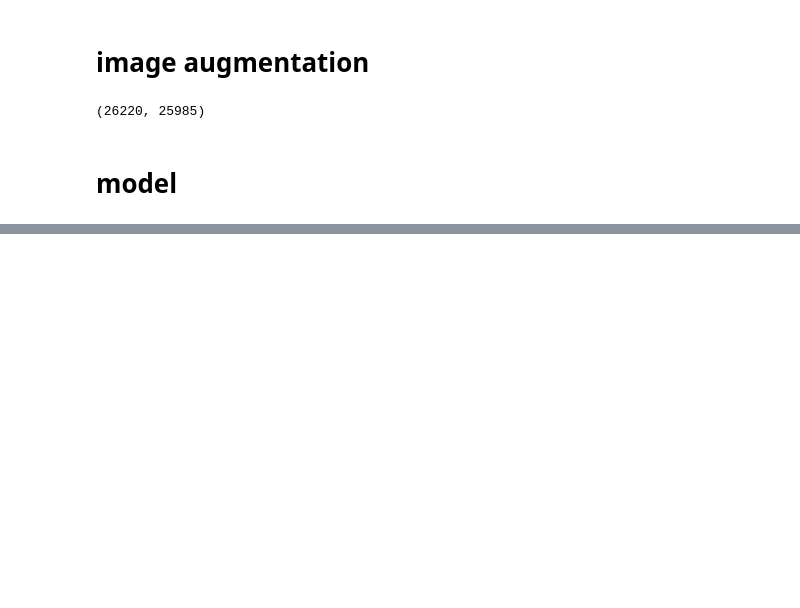
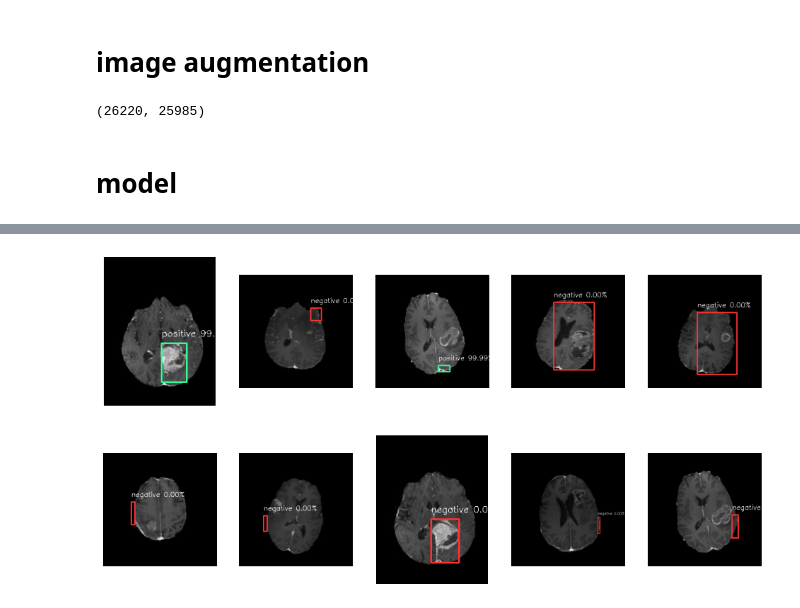
Before and after one commit to plutoNotebook/brain_tumor_detection, a Jupyter notebook: axial_MRI_R_CNN.ipynb, the cells around one changed output, grey strips where cells are left out. Drawn from its saved outputs; the diff is of its cells as text; code cells hidden in the pictures; blank space fills up the shorter version.

```diff
--- a/axial_MRI_R_CNN.ipynb
+++ b/axial_MRI_R_CNN.ipynb
@@ -140,10 +140,8 @@ plt.show()
 # %%
-ROIs = positive_sample + negative_sample
-
 positive_tumor = []
 negative_tumor = []
 
-for img, label in ROIs:
+for img, label in positive_sample:
     if label == 1:
         positive_tumor.append(img)
     else:
@@ -204,7 +204,7 @@ class ROIDataset(Dataset):
 
     def __getitem__(self, idx):
         image = self.transform(self.images[idx])
-        label = torch.tentor(self.labels[idx])
+        label = torch.tensor(self.labels[idx])
         return image, label
 
 class TumorDataset(Dataset):
@@ -281,0 +401,4 @@ torch.save(model.state_dict(), "ROImodel.pth")
+# %%
+bbox_valid = pd.read_csv('axial_MRI/valid/_annotations.csv')
+
+bbox_valid.head()
@@ -281,0 +412,70 @@ torch.save(model.state_dict(), "ROImodel.pth")
+# %%
+def inference(img, ss, models, transform, device):
+    ss.setBaseImage(img)
+    ss.switchToSelectiveSearchFast()
+    rects = ss.process()
+
+    ROIs = []
+    bboxs = []
+
+    for rect in rects:
+        x, y, w, h = rect
+        bb = {'x1': x,
+              'y1': y,
+              'x2': x+w,
+              'y2': y+h}
+        img_croped=img[bb['y1']:bb['y2'],bb['x1']:bb['x2']]
+        img_resized = cv2.resize(img_croped, (224, 224))
+        bboxs.append(bb)
+        ROIs.append(img_resized)
+
+    ROImodel, Tumormodel = models
+
+    assert ROImodel.training == False
+    assert Tumormodel.training == False
+
+    with torch.no_grad():
+        transformed_data_list = [transform(data) for data in ROIs]
+        batch = torch.stack(transformed_data_list)
+        output1 = ROImodel(batch.to(device))
+        idx = output1.argmax()
+        ROI = ROIs[idx]
+        ROI = transform(ROI)
+        input_ = ROI.unsqueeze(0).to(device)
+        acc = Tumormodel(input_).item() * 100
+
+        if acc >= 50:
+            color = (51, 255, 153)
+            txt = f'positive {acc:.2f}%'
+        else:
+            color = (255, 51 ,51)
+            txt = f'negative {acc:.2f}%'
+        color = (51, 255, 153) if acc >= 50 else (255, 51, 51)
+        pt1 = (bboxs[idx]['x1'], bboxs[idx]['y1'])
+        pt2 = (bboxs[idx]['x2'], bboxs[idx]['y2'])
+        font = cv2.FONT_HERSHEY_SIMPLEX
+        font_scale = 0.5
+        thickness = 1
+        cv2.rectangle(img, pt1, pt2, color, 2)
+        text_size, _ = cv2.getTextSize(txt, font, font_scale, thickness)
+        x, y = pt1
+        text_x = x
+        text_y = y - text_size[1]
+        cv2.putText(img, txt, (text_x, text_y), font, font_scale, (255, 255, 255), thickness)
+
+    return img
+
+figure = plt.figure(figsize=(12, 6))
+row, col = 2, 5
+
+for i in range(10):
+    r = random.randint(1, len(bbox_valid))
+    value = bbox_valid.values[r]
+    img_name = value[0]
+    img = cv2.imread(f'axial_MRI/valid/{img_name}')
+    img_ = inference(img, ss, (ROImodel, Tumormodel), transform, device)
+    figure.add_subplot(row, col, i+1)
+    plt.axis('off')
+    plt.imshow(img_)
+# %% [output]
+[figure, added]
```
Also changed, not shown: parts of 12 cells of this notebook, 5 other files.
